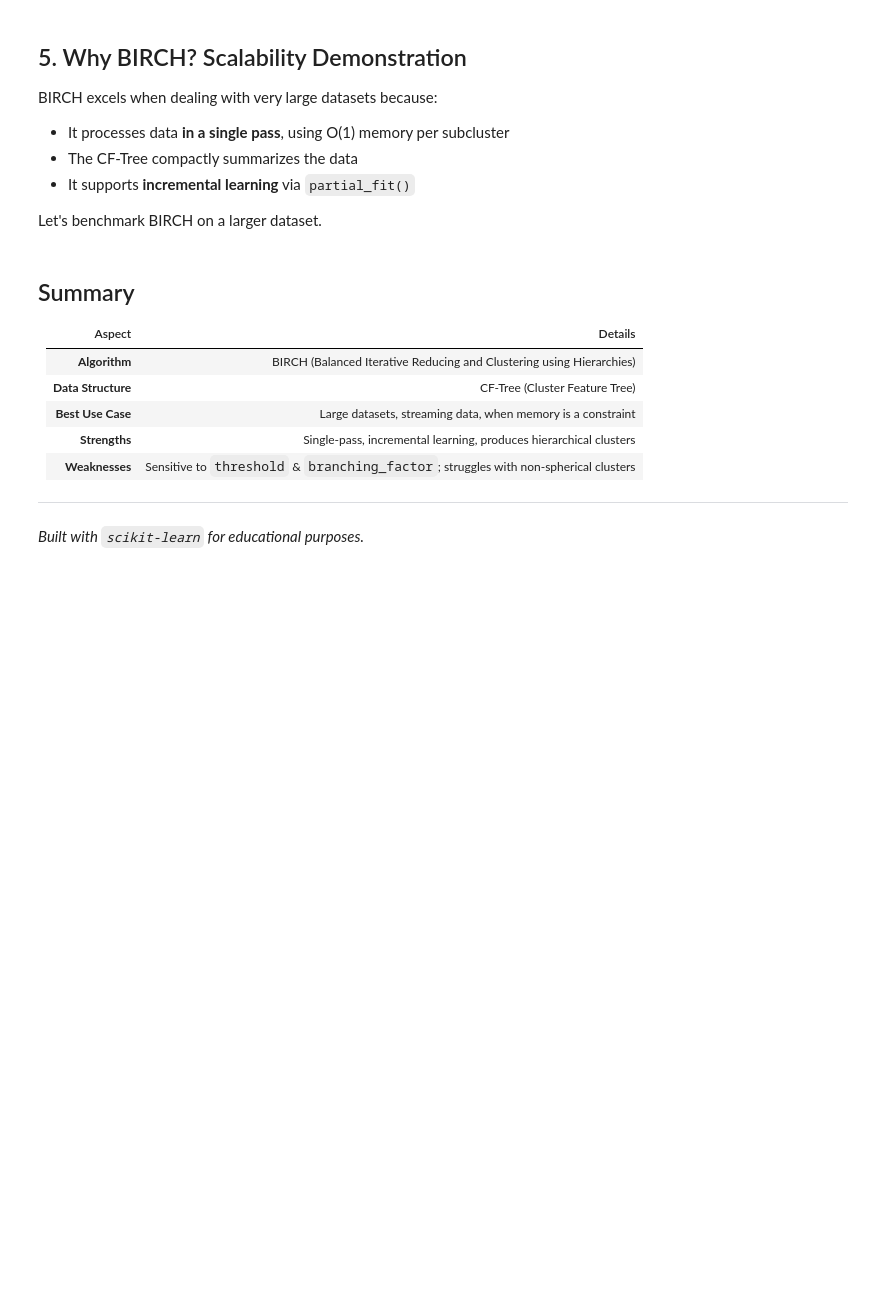
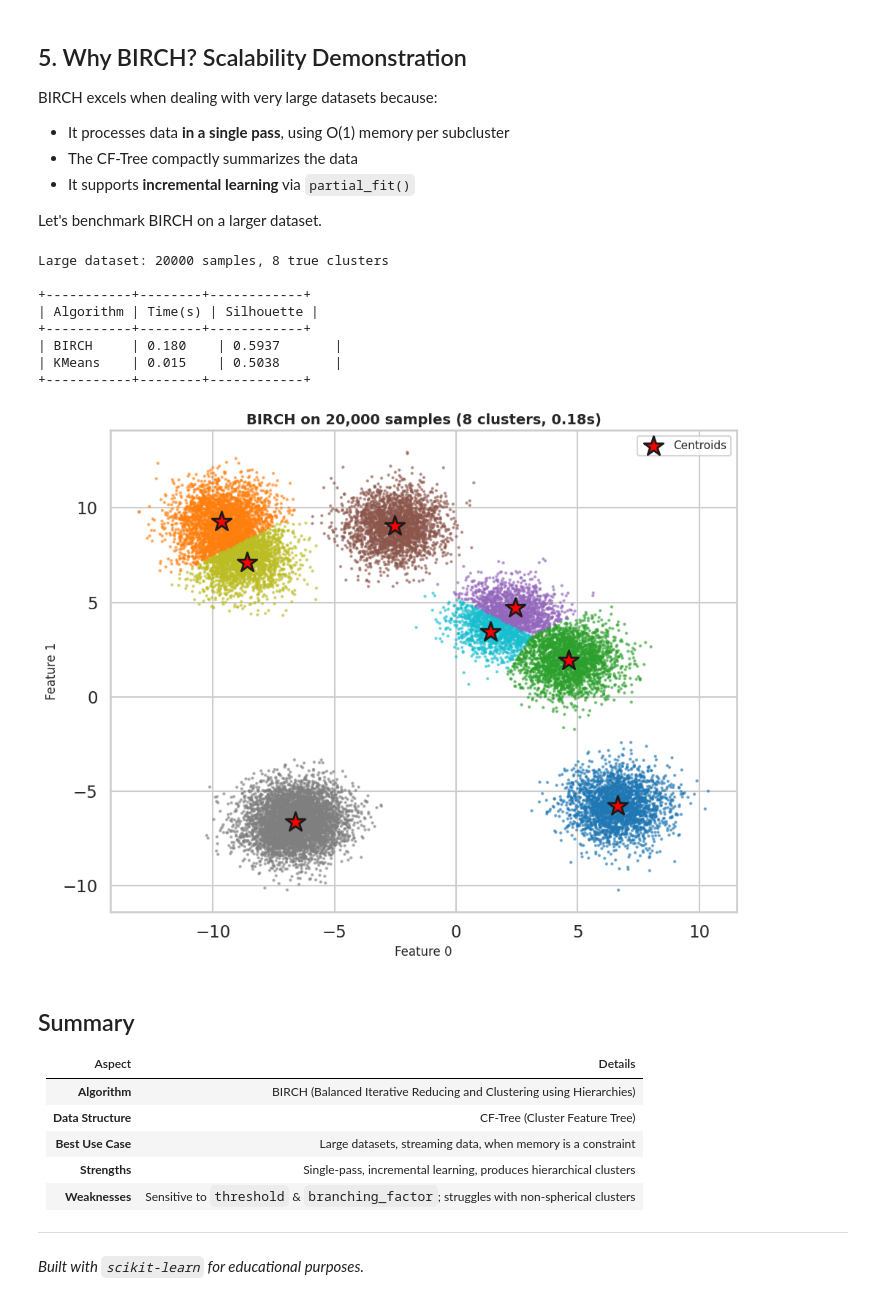
Before and after one commit to agbizbuz/learning-ai-ds-ml, a Jupyter notebook: simplilearn_ml_python/birch.ipynb, the cells around one changed output. Saved outputs shown, nothing was run; the diff lists cells and outputs as text; code cells hidden in the pictures; blank space fills up the shorter version.

Commit message:
Improved birch with Pi, ollama and qwen3.6 27b

```diff
--- a/simplilearn_ml_python/birch.ipynb
+++ b/simplilearn_ml_python/birch.ipynb
@@ -294,6 +337,9 @@ BIRCH excels when dealing with very large datasets because:
 Let's benchmark BIRCH on a larger dataset.
 # %%
 import time
+
+from io import StringIO
+
 from sklearn.cluster import KMeans
 
 # Large dataset
@@ -314,37 +360,45 @@ sil_large = silhouette_score(X_large, brc_large.labels_)
 t0 = time.time()
 km = KMeans(n_clusters=8, random_state=42, n_init="auto")
 km.fit_predict(X_large)
 km_time = time.time() - t0
 sil_km = silhouette_score(X_large, km.labels_)
 
-# Results table
-from io import StringIO
 io = StringIO()
 io.write('+-----------+--------+------------+\n')
 io.write('| Algorithm | Time(s) | Silhouette |\n')
 io.write('+-----------+--------+------------+\n')
 io.write(f'| BIRCH     | {birch_time:.3f}    | {sil_large:.4f}       |\n')
 io.write(f'| KMeans    | {km_time:.3f}    | {sil_km:.4f}       |\n')
 io.write('+-----------+--------+------------+\n')
 print(io.getvalue())
 
 # Plot the large clustering result (thin points for performance)
 plt.figure(figsize=(10, 8))
 pl = plt.scatter(X_large[:, 0], X_large[:, 1],
                  c=brc_large.labels_, cmap='tab10',
                  s=3, alpha=0.5)
-centers = [X_large[brc_large.labels_ == l].mean(axis=0)
-           for l in range(8)]
+centers = [X_large[brc_large.labels_ == ci].mean(axis=0)
+           for ci in range(8)]
 plt.scatter([c[0] for c in centers], [c[1] for c in centers],
            c='red', marker='*', s=400, edgecolors='k', linewidths=2,
            label='Centroids')
 plt.title(f'BIRCH on 20,000 samples (8 clusters, {birch_time:.2f}s)',
           fontsize=14, fontweight='bold')
 plt.xlabel('Feature 0', fontsize=12)
 plt.ylabel('Feature 1', fontsize=12)
 plt.legend(fontsize=11)
 plt.tight_layout()
 plt.show()
+# %% [output]
+Large dataset: 20000 samples, 8 true clusters
+
++-----------+--------+------------+
+| Algorithm | Time(s) | Silhouette |
++-----------+--------+------------+
+| BIRCH     | 0.180    | 0.5937       |
+| KMeans    | 0.015    | 0.5038       |
++-----------+--------+------------+
+[figure, added]
 # %% [markdown]
 ## Summary
 
```
Also changed, not shown: parts of 9 cells of this notebook.
